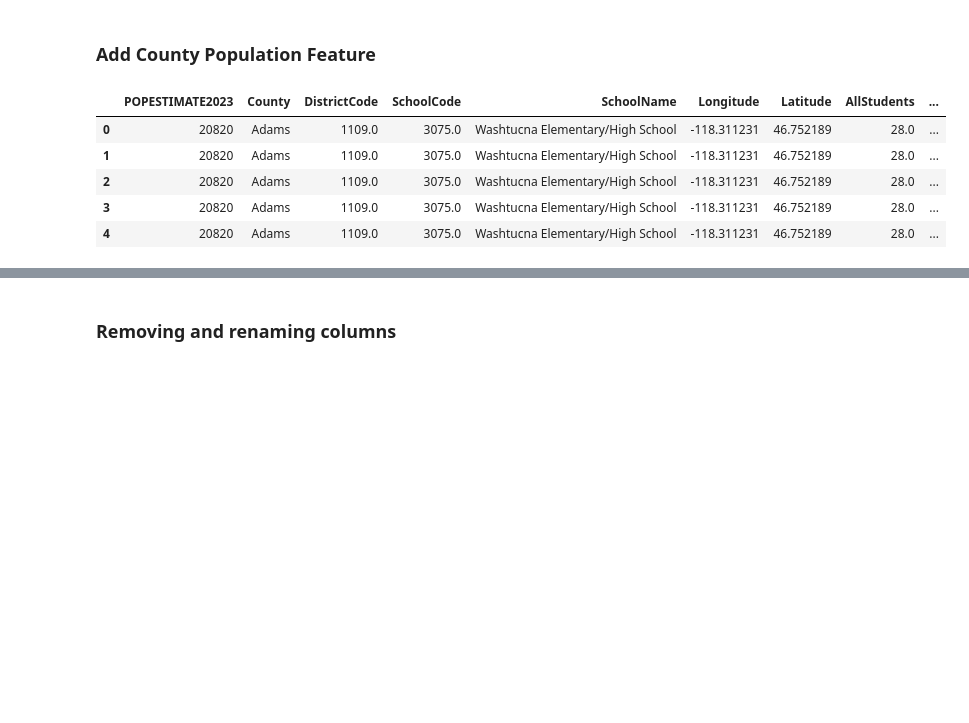
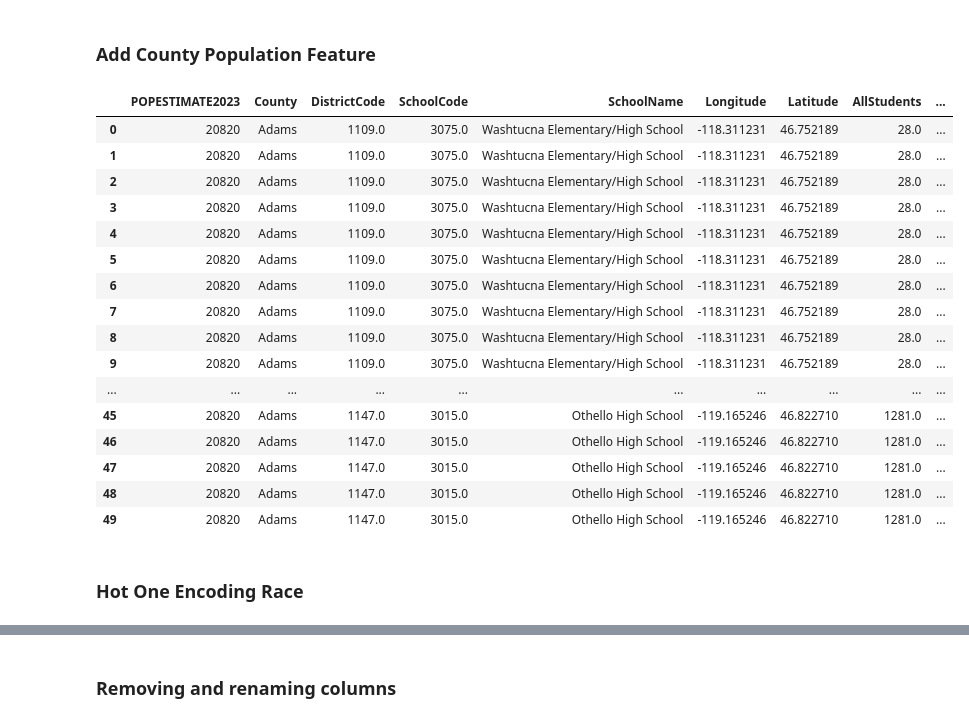
Before and after one commit to brinkbrink/WA_CS_v2, a Jupyter notebook: StudentAnalysis-2.ipynb, the cells around one changed output, grey strips where cells are left out. Drawn from its saved outputs; the diff is of its cells as text; code cells hidden in the pictures; blank space fills up the shorter version.

Commit message:
hot one encoding

```diff
--- a/StudentAnalysis-2.ipynb
+++ b/StudentAnalysis-2.ipynb
@@ -520,7 +525,7 @@ def student_grade(row):
 synth_students['grade'] = synth_students.apply(student_grade, axis=1)
 # %%
 def cs_gender_prob(row):
-    if row['male'] == 1:
+    if row['Male'] == 1:
         return row['GC_Male_Prob']
     else:
         return row['GC_Female_or_X_Prob']
@@ -548,29 +553,29 @@ def cs_race_prob(row):
 synth_students['race_cs_prob'] = synth_students.apply(cs_race_prob, axis=1)
 # %%
 def cs_ell_prob(row):
-    if row['ell'] == 1:
+    if row['ELL'] == 1:
         return row['LC_ELL_Prob']
 
-    elif row['ell'] == 0:
+    elif row['ELL'] == 0:
         return row['LC_NoELL_Prob']
 
 
 synth_students['ell_cs_prob'] = synth_students.apply(cs_ell_prob, axis=1)
 # %%
 def cs_low_income_prob(row):
-    if row['low_income'] == 1:
+    if row['LowIncome'] == 1:
         return row['IC_LowIncome_Prob']
 
-    elif row['low_income'] == 0:
+    elif row['LowIncome'] == 0:
         return row['IC_NoLowIncome_Prob']
 
 synth_students['low_income_cs_prob'] = synth_students.apply(cs_low_income_prob, axis=1)
 # %%
 def cs_disability_prob(row):
-    if row['disability'] == 1:
+    if row['Disability'] == 1:
         return row['DC_Disability_Prob']
 
-    elif row['disability'] == 0:
+    elif row['Disability'] == 0:
         return row['DC_NoDisability_Prob']
 
 synth_students['disability_cs_prob'] = synth_students.apply(cs_disability_prob, axis=1)
@@ -702,11 +707,22 @@ wa_pop = wa_pop.loc[:, ('POPESTIMATE2023', 'County')]
 # %%
 students_with_pop = pd.merge(wa_pop, synth_students, how='outer', on='County')
 # %%
-students_with_pop.head()
+students_with_pop.head(50)
 # %% [output]
 |  | POPESTIMATE2023 | County | DistrictCode | SchoolCode | SchoolName | Longitude | Latitude | AllStudents | ... |
 | 0 | 20820 | Adams | 1109.0 | 3075.0 | Washtucna Elementary/High School | -118.311231 | 46.752189 | 28.0 | ... |
 | 1 | 20820 | Adams | 1109.0 | 3075.0 | Washtucna Elementary/High School | -118.311231 | 46.752189 | 28.0 | ... |
 | 2 | 20820 | Adams | 1109.0 | 3075.0 | Washtucna Elementary/High School | -118.311231 | 46.752189 | 28.0 | ... |
 | 3 | 20820 | Adams | 1109.0 | 3075.0 | Washtucna Elementary/High School | -118.311231 | 46.752189 | 28.0 | ... |
 | 4 | 20820 | Adams | 1109.0 | 3075.0 | Washtucna Elementary/High School | -118.311231 | 46.752189 | 28.0 | ... |
+| 5 | 20820 | Adams | 1109.0 | 3075.0 | Washtucna Elementary/High School | -118.311231 | 46.752189 | 28.0 | ... |
+| 6 | 20820 | Adams | 1109.0 | 3075.0 | Washtucna Elementary/High School | -118.311231 | 46.752189 | 28.0 | ... |
+| 7 | 20820 | Adams | 1109.0 | 3075.0 | Washtucna Elementary/High School | -118.311231 | 46.752189 | 28.0 | ... |
+| 8 | 20820 | Adams | 1109.0 | 3075.0 | Washtucna Elementary/High School | -118.311231 | 46.752189 | 28.0 | ... |
+| 9 | 20820 | Adams | 1109.0 | 3075.0 | Washtucna Elementary/High School | -118.311231 | 46.752189 | 28.0 | ... |
+| ... | ... | ... | ... | ... | ... | ... | ... | ... | ... |
+| 45 | 20820 | Adams | 1147.0 | 3015.0 | Othello High School | -119.165246 | 46.822710 | 1281.0 | ... |
+| 46 | 20820 | Adams | 1147.0 | 3015.0 | Othello High School | -119.165246 | 46.822710 | 1281.0 | ... |
+| 47 | 20820 | Adams | 1147.0 | 3015.0 | Othello High School | -119.165246 | 46.822710 | 1281.0 | ... |
+| 48 | 20820 | Adams | 1147.0 | 3015.0 | Othello High School | -119.165246 | 46.822710 | 1281.0 | ... |
+| 49 | 20820 | Adams | 1147.0 | 3015.0 | Othello High School | -119.165246 | 46.822710 | 1281.0 | ... |
@@ -712,0 +735,2 @@ students_with_pop.head()
+# %% [markdown]
+### Hot One Encoding Race
```
Also changed, not shown: parts of 21 cells of this notebook.
